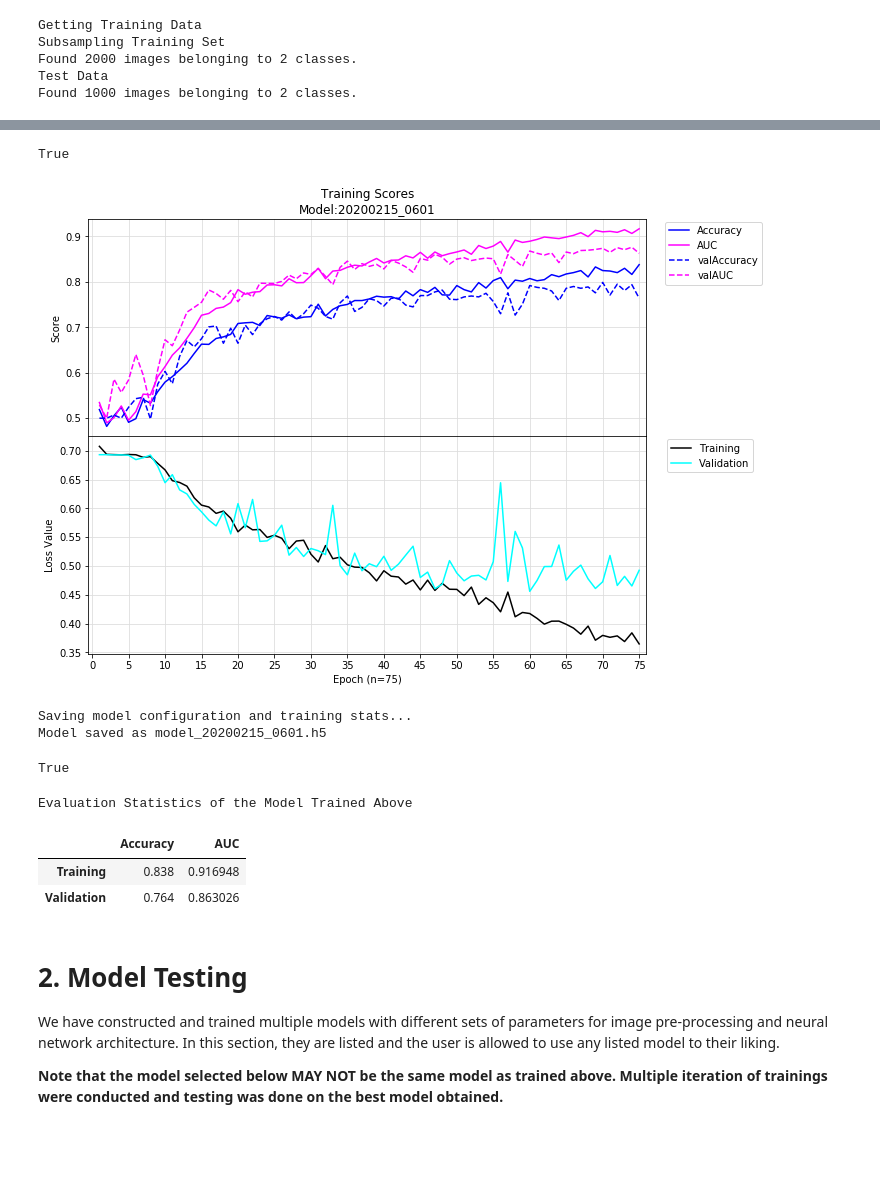
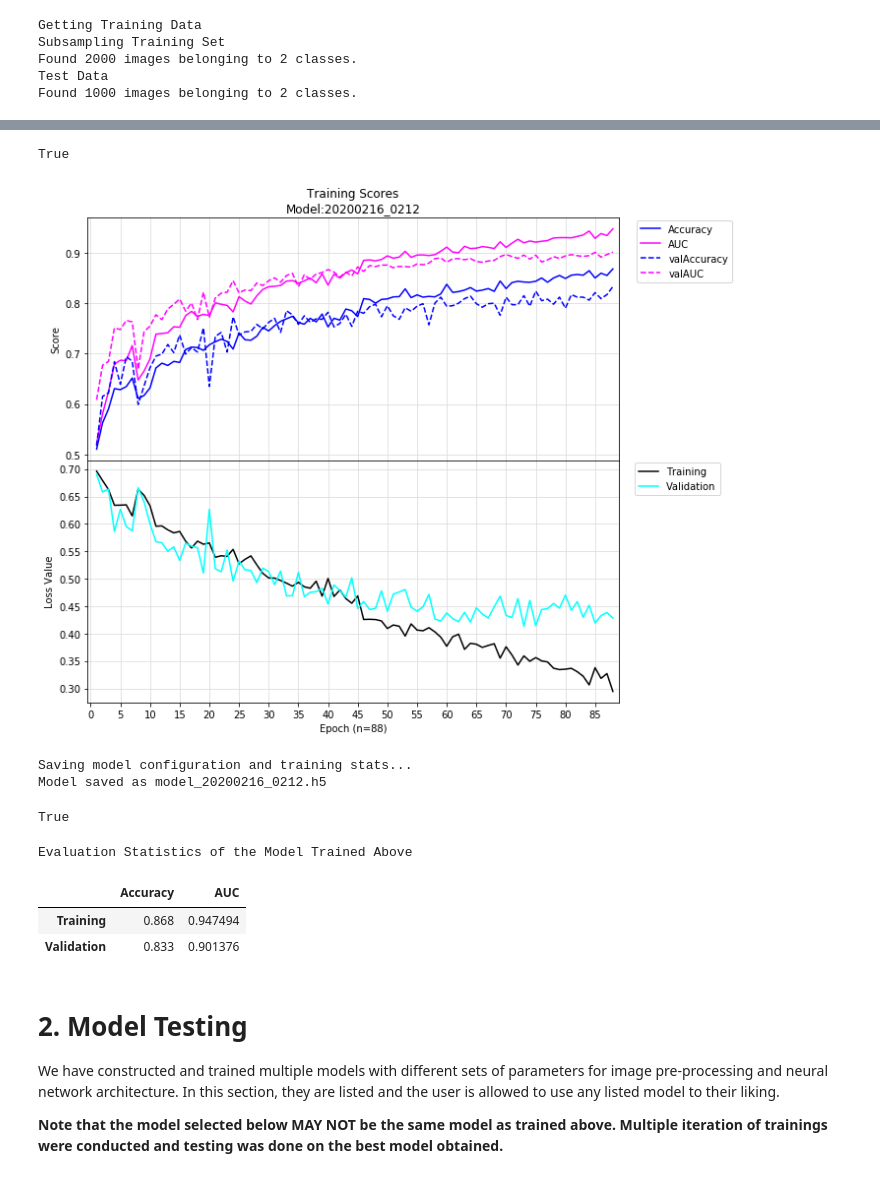
Before and after one commit to d-wdj/H8_PTP_Final_Image, a Jupyter notebook: CatDog-Classifications.ipynb, the cells around one changed output, grey strips where cells are left out. Saved outputs shown, nothing was run; the diff lists cells and outputs as text; code cells hidden in the pictures; blank space fills up the shorter version.

```diff
--- a/CatDog-Classifications.ipynb
+++ b/CatDog-Classifications.ipynb
@@ -211,36 +197,29 @@ We opted for a higher number of epochs and tandem it with early stopping and lea
 # %%
 epochs = 128
 model = Sequential([
-    Conv2D(32, 3, padding='same', activation='relu', #kernel_initializer='he_uniform',
+    Conv2D(32, 3, padding='same', activation='relu',
                            input_shape=(AVG_MED_HEIGHT, AVG_MED_WIDTH, 3)),
-    MaxPooling2D(2, strides=2),
-    Dropout(0.1, seed=111),
+    MaxPooling2D(3, strides=2),
+    Dropout(0.2, seed=111),
 
     Conv2D(64, 3, padding='same', activation='relu'),
     MaxPooling2D(2, strides=2),
-    Dropout(0.1, seed=111),
+    Dropout(0.2, seed=111),
 
     Conv2D(128, 3, padding='same', activation='relu'),
-    MaxPooling2D(2, strides=2),
-    Dropout(0.1, seed=111),
+    MaxPooling2D(3, strides=2),
+    Dropout(0.2, seed=111),
 
     Conv2D(256, 3, padding='same', activation='relu'),
     MaxPooling2D(2, strides=2),
-    Dropout(0.1, seed=111),
-
-    # Conv2D(512, 3, padding='same', activation='relu'),
-    # MaxPooling2D(2, strides=2),
-    # Dropout(0.1, seed=111),
-
-    # Conv2D(1024, 3, padding='same', activation='relu'),
-    # MaxPooling2D(2, strides=2),
-    # Dropout(0.1, seed=111),
+    Dropout(0.2, seed=111),
 
     Flatten(),
-    Dense(2048, activation='relu'),
+    Dense(4096, activation='relu'),
+    Dropout(0.4, seed=111),
     Dense(1, activation='sigmoid')
     ])
-model.compile(optimizer=optimizers.Adam(epsilon=1e-4),
+model.compile(optimizer=optimizers.Adam(epsilon=1e-3),
               loss='binary_crossentropy',
               metrics=['accuracy', 'AUC', 'Precision', 'Recall'])
 model.summary()
@@ -305,7 +296,7 @@ def plotHistory(history, plot=False):
     accuracy, AUC, and loss in both training and validation data. Optionally,
     precision and recall metrics can also be plotted.
     Input: training history object
-    Output: Two subplots showing the evaluation scores w.r.t to the epoch.
+    Output: Two subplots showing the evaluation scores w.r.t. to the epoch.
 
     Note: any missing key (evaluation metric) from the history.history
     dictionary will raise an exception and the plots would not be generated.
@@ -334,35 +325,37 @@ def plotHistory(history, plot=False):
         plt.xlim((-0.5, finalEpoch+1))
         plt.ylabel('Score')
         plt.grid(color='#DDDDDD')
         plt.tick_params(axis='x', labelcolor='#FFFFFF')
         plt.legend(bbox_to_anchor=(1.025, 1.01))
         plt.subplots_adjust(hspace=0.001)
 
         plt.subplot(2, 1, 2)
         plt.ylabel('Loss Value')
         plt.xlabel(f'Epoch (n={finalEpoch})')
         plt.xticks(range(0, finalEpoch+1, 5))
         plt.xlim((-0.5, finalEpoch+1))
         plt.plot(range(1, finalEpoch+1), history.history['loss'],
                  color='black', label='Training')
         plt.plot(range(1, finalEpoch+1), history.history['val_loss'],
                  color='cyan', label='Validation')
         plt.grid(color='#DDDDDD')
         plt.legend(bbox_to_anchor=(1.2, 1.01))
-        plt.subplots_adjust(hspace=0.001)
+
 
         if plot:
+            plt.tight_layout()
+            plt.subplots_adjust(hspace=0)
             plt.savefig(os.path.join(PROJECT_PATH,
                                      f'{now}.png'))
         return True
     except Exception as E:
         print ('Unable to produce figure, missing key:', E)
         return False
 
 plotHistory(history, True)
 # %% [output]
 True
-[figure, old version]
+[figure, new version]
 # %%
 def saveModel(history):
     """
@@ -394,7 +387,7 @@ def saveModel(history):
 saveModel(history)
 # %% [output]
 Saving model configuration and training stats...
-Model saved as model_20200215_0601.h5
+Model saved as model_20200216_0212.h5
 True
 # %%
 df_result = pd.DataFrame(index=['Training', 'Validation'],
@@ -409,8 +402,8 @@ df_result
 # %% [output]
 Evaluation Statistics of the Model Trained Above
 |  | Accuracy | AUC |
-| Training | 0.838 | 0.916948 |
-| Validation | 0.764 | 0.863026 |
+| Training | 0.868 | 0.947494 |
+| Validation | 0.833 | 0.901376 |
 # %% [markdown]
 # 2. Model Testing
 We have constructed and trained multiple models with different sets of parameters for image pre-processing and neural network architecture. In this section, they are listed and the user is allowed to use any listed model to their liking.
```
Also changed, not shown: parts of 16 cells of this notebook, 2 other files.
